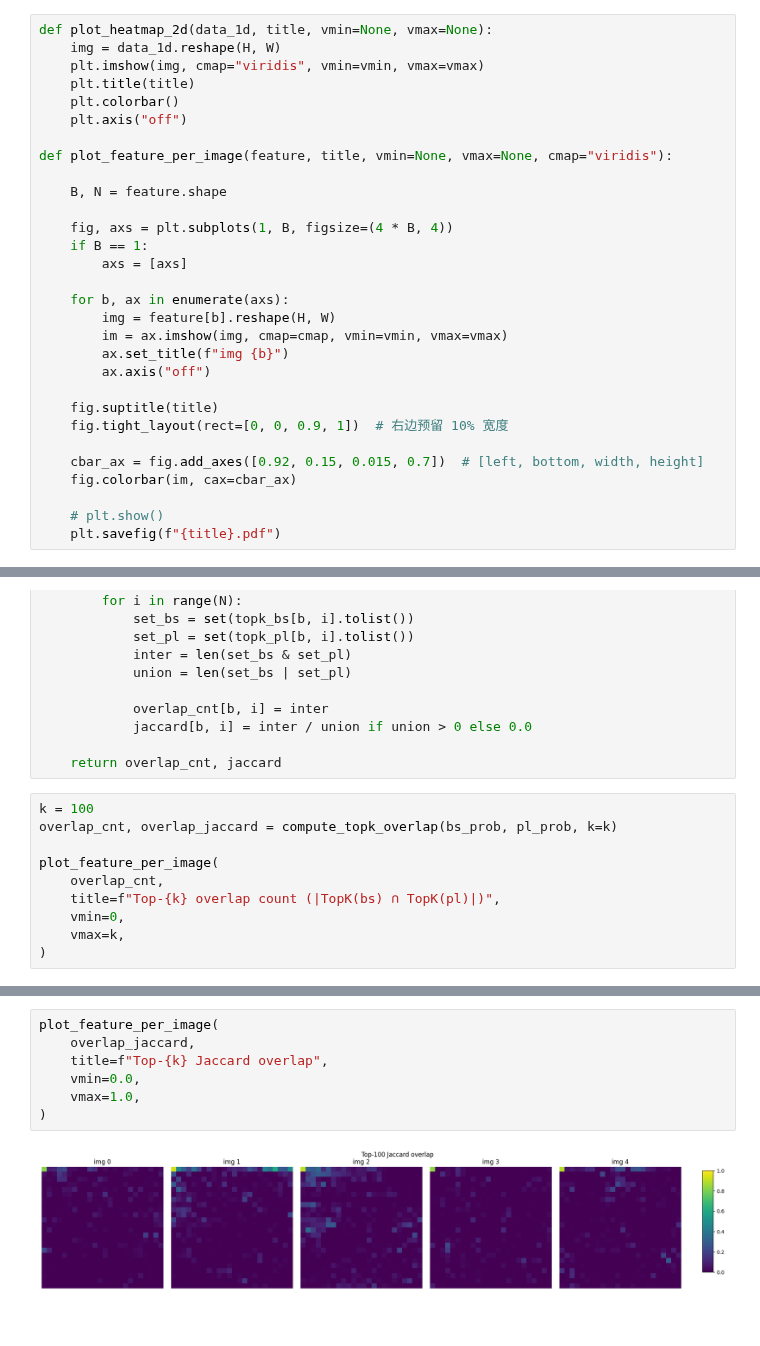
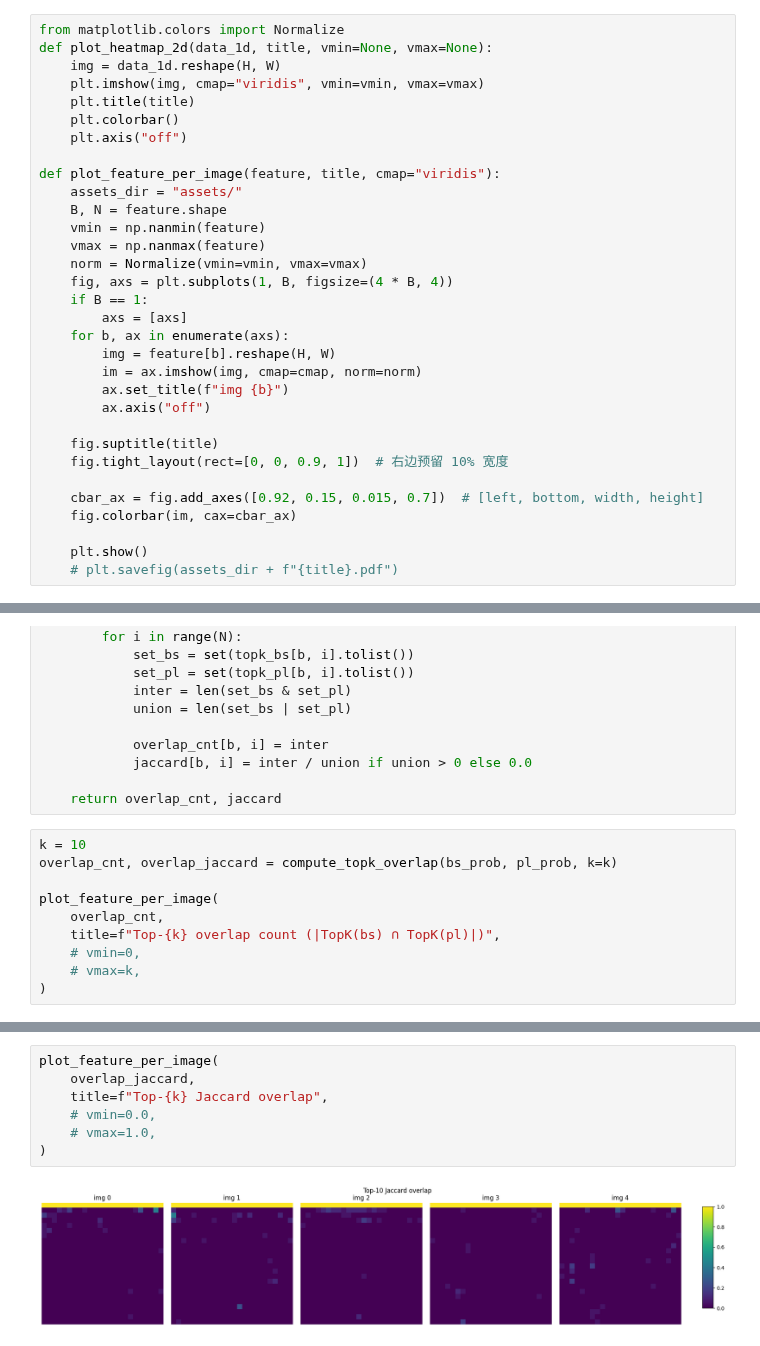
Before and after one commit to vlgdglv/Janus, a Jupyter notebook: probing.ipynb, the cells around one changed output, grey strips where cells are left out. Drawn from its saved outputs; the diff is of its cells as text.

```diff
--- a/probing.ipynb
+++ b/probing.ipynb
@@ -483,6 +486,7 @@ rank_t, rank_q, dlogp = compute_gt_rank_and_dlogp(bs_prob, pl_prob, bs_token)
 js, tv, cosine = compute_js_tv_cosine(bs_prob, pl_prob)
 jaccard_8 = compute_topk_jaccard(bs_prob, pl_prob, k=8)
 # %%
+from matplotlib.colors import Normalize
 def plot_heatmap_2d(data_1d, title, vmin=None, vmax=None):
     img = data_1d.reshape(H, W)
     plt.imshow(img, cmap="viridis", vmin=vmin, vmax=vmax)
@@ -490,17 +494,18 @@ def plot_heatmap_2d(data_1d, title, vmin=None, vmax=None):
     plt.colorbar()
     plt.axis("off")
 
-def plot_feature_per_image(feature, title, vmin=None, vmax=None, cmap="viridis"):
-
+def plot_feature_per_image(feature, title, cmap="viridis"):
+    assets_dir = "assets/"
     B, N = feature.shape
-
+    vmin = np.nanmin(feature)
+    vmax = np.nanmax(feature)
+    norm = Normalize(vmin=vmin, vmax=vmax)
     fig, axs = plt.subplots(1, B, figsize=(4 * B, 4))
     if B == 1:
         axs = [axs]
-
     for b, ax in enumerate(axs):
         img = feature[b].reshape(H, W)
-        im = ax.imshow(img, cmap=cmap, vmin=vmin, vmax=vmax)
+        im = ax.imshow(img, cmap=cmap, norm=norm)
         ax.set_title(f"img {b}")
         ax.axis("off")
 
@@ -510,8 +515,8 @@ def plot_feature_per_image(feature, title, vmin=None, vmax=None, cmap="viridis")
     cbar_ax = fig.add_axes([0.92, 0.15, 0.015, 0.7])  # [left, bottom, width, height]
     fig.colorbar(im, cax=cbar_ax)
 
-    # plt.show()
-    plt.savefig(f"{title}.pdf")
+    plt.show()
+    # plt.savefig(assets_dir + f"{title}.pdf")
 # %%
 plot_feature_per_image(rank_t,  "GT rank in teacher")
 # %% [output]
@@ -569,13 +574,13 @@ def compute_topk_overlap(probs_bs, probs_pl, k=8):
 
     return overlap_cnt, jaccard
 # %%
-k = 100
+k = 10
 overlap_cnt, overlap_jaccard = compute_topk_overlap(bs_prob, pl_prob, k=k)
 
 plot_feature_per_image(
     overlap_cnt,
     title=f"Top-{k} overlap count (|TopK(bs) ∩ TopK(pl)|)",
-    vmin=0,
-    vmax=k,
+    # vmin=0,
+    # vmax=k,
 )
 # %% [output]
@@ -583,9 +588,9 @@ plot_feature_per_image(
 # %%
 plot_feature_per_image(
     overlap_jaccard,
     title=f"Top-{k} Jaccard overlap",
-    vmin=0.0,
-    vmax=1.0,
+    # vmin=0.0,
+    # vmax=1.0,
 )
 # %% [output]
-[figure, old version]
+[figure, new version]
```
Also changed, not shown: parts of 24 cells of this notebook, 13 other files.
